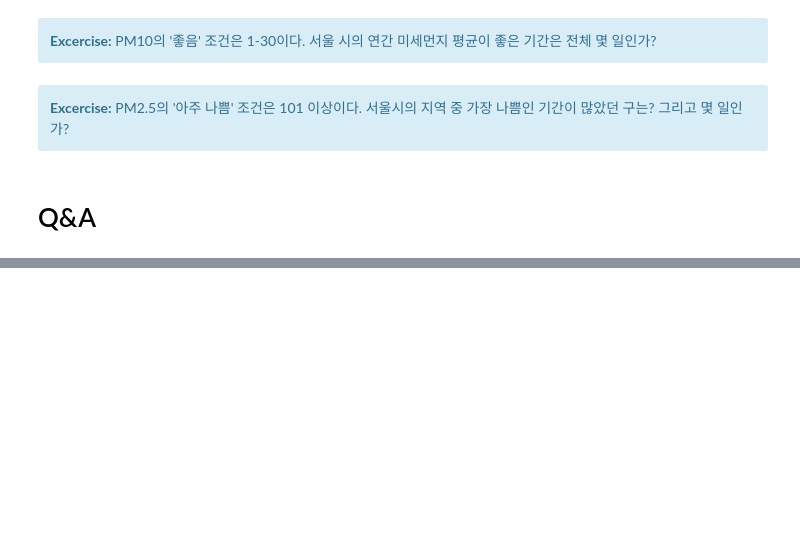
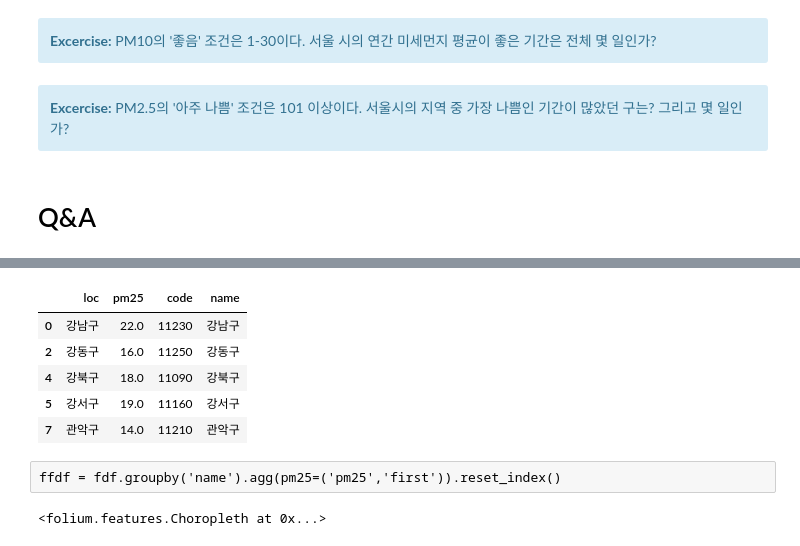
Before and after one commit to sumyeon/python_analytics_atoz, a Jupyter notebook: basic_pandas.ipynb, the cells around one changed output, grey strips where cells are left out. Saved outputs shown, nothing was run; the diff lists cells and outputs as text; code cells hidden in the pictures; blank space fills up the shorter version.

```diff
--- a/basic_pandas.ipynb
+++ b/basic_pandas.ipynb
@@ -800,0 +807,2 @@ df = pd.read_csv('seoul_air_polution.csv')
+# %%
+sgeojson = geopandas.read_file("D:\jupyternotebook\python_anal_atoz\seoul_municipalities_geo.json")
@@ -800,0 +826,15 @@ df = pd.read_csv('seoul_air_polution.csv')
+# %%
+simpledf = pm25df.merge(sgeojson[['code','name']], how='left', left_on='loc', right_on='name')
+# %%
+simpledf = simpledf.dropna()
+# %%
+simpledf.head(5)
+# %% [output]
+|  | loc | pm25 | code | name |
+| 0 | 강남구 | 22.0 | 11230 | 강남구 |
+| 2 | 강동구 | 16.0 | 11250 | 강동구 |
+| 4 | 강북구 | 18.0 | 11090 | 강북구 |
+| 5 | 강서구 | 19.0 | 11160 | 강서구 |
+| 7 | 관악구 | 14.0 | 11210 | 관악구 |
+# %% [raw]
+ffdf = fdf.groupby('name').agg(pm25=('pm25','first')).reset_index()
@@ -800,0 +843,15 @@ df = pd.read_csv('seoul_air_polution.csv')
+# %%
+folium.Choropleth(
+    geo_data=sgeojson,
+    data=simpledf,
+    columns=['loc','pm25'],
+    fill_opacity=0.3,
+    line_weight=2,
+    fill_color='YlOrRd',
+#    threshold_scale=myscale,
+    key_on='feature.properties.name',
+    legend_name="PM2.5",
+    highlight=True
+).add_to(seoul_map)
+# %% [output]
+<folium.features.Choropleth at 0x...>
```
Also changed, not shown: parts of 7 cells of this notebook.
